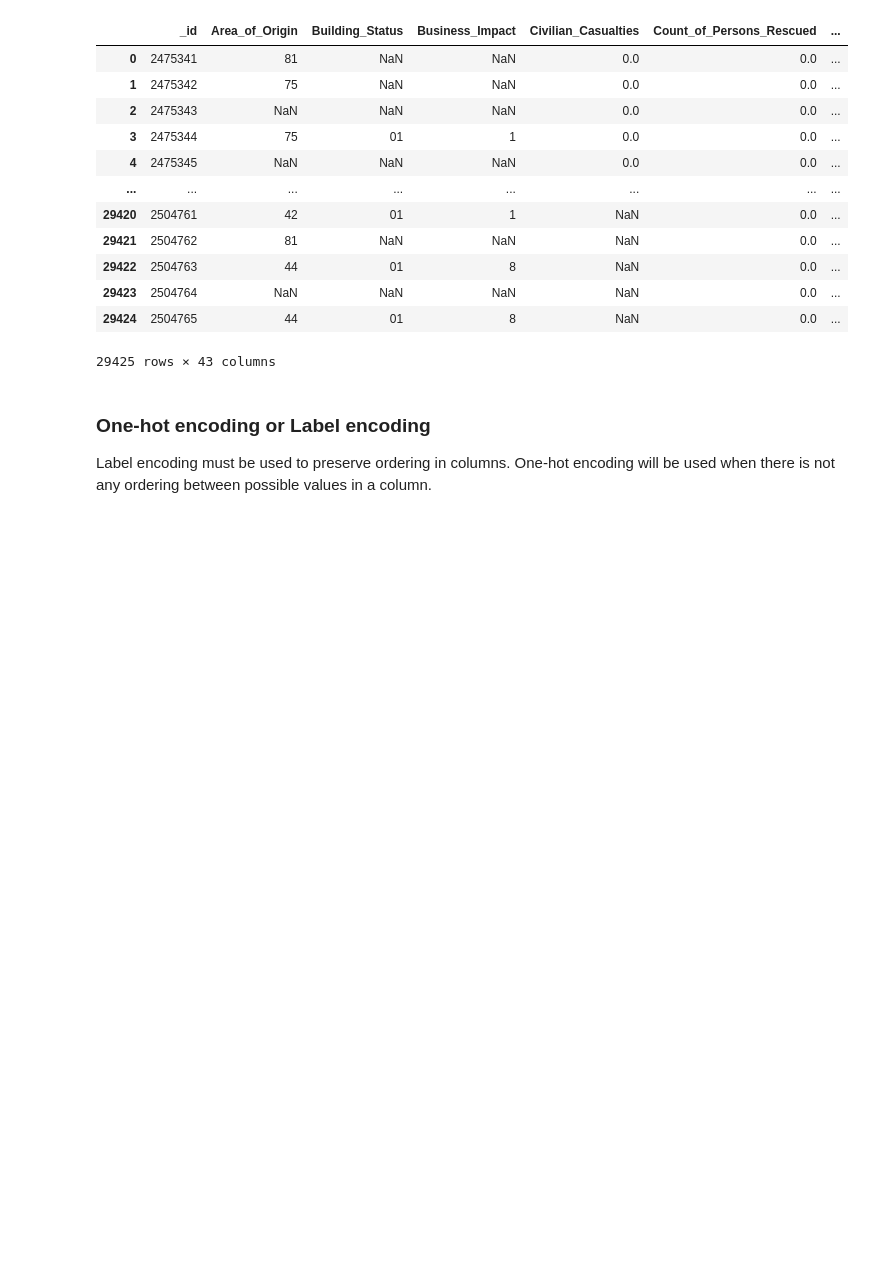
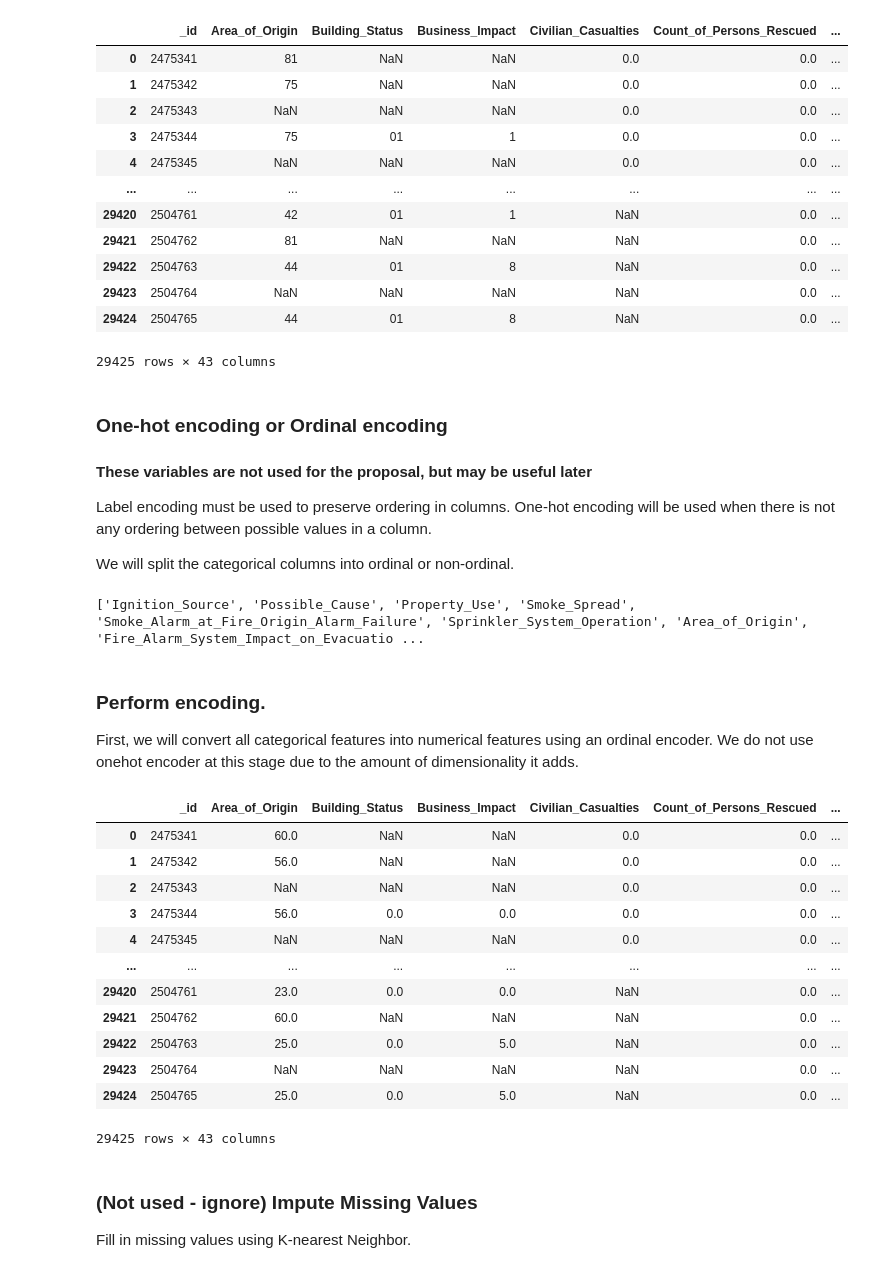
Before and after one commit to mauriliotbs/torontofireincidents, a Jupyter notebook: src/preprocessing/categorical_data_preprocessing.ipynb, the cells around one changed output. Cells and saved outputs as stored; diff of their text form; code cells hidden in the pictures; blank space fills up the shorter version.

```diff
--- a/src/preprocessing/categorical_data_preprocessing.ipynb
+++ b/src/preprocessing/categorical_data_preprocessing.ipynb
@@ -36,10 +24,12 @@ df[categorical_columns]
 Removing non-numeric Characters.
 # %%
 # Remove non-numeric characters
+df_cleansed = df[:]
+
 for col in categorical_columns:
-    df[col] = df[col].replace('[^0-9.]', '', regex=True)
+    df_cleansed[col] = df[col].replace('[^0-9]', '', regex=True)
 
-df
+df_cleansed
 # %% [output]
 |  | _id | Area_of_Origin | Building_Status | Business_Impact | Civilian_Casualties | Count_of_Persons_Rescued | ... |
 | 0 | 2475341 | 81 | NaN | NaN | 0.0 | 0.0 | ... |
@@ -55,7 +45,52 @@ df
 | 29424 | 2504765 | 44 | 01 | 8 | NaN | 0.0 | ... |
 29425 rows × 43 columns
 # %% [markdown]
-### One-hot encoding or Label encoding
+### One-hot encoding or Ordinal encoding
+#### These variables are not used for the proposal, but may be useful later
 
 Label encoding must be used to preserve ordering in columns.
 One-hot encoding will be used when there is not any ordering between possible values in a column.
+
+We will split the categorical columns into ordinal or non-ordinal.
+# %%
+#ordinal_cols = categorical_columns[2,3,20,21]
+ordinal_cols = categorical_columns[2:4] + categorical_columns[20:22]
+one_hotcols = list(set(categorical_columns) - set(ordinal_cols))
+print(one_hotcols)
+#df[categorical_columns]
+# %% [output]
+['Ignition_Source', 'Possible_Cause', 'Property_Use', 'Smoke_Spread', 'Smoke_Alarm_at_Fire_Origin_Alarm_Failure', 'Sprinkler_System_Operation', 'Area_of_Origin', 'Fire_Alarm_System_Impact_on_Evacuatio ...
+# %% [markdown]
+### Perform encoding.
+First, we will convert all categorical features into numerical features using an ordinal encoder.
+We do not use onehot encoder at this stage due to the amount of dimensionality it adds.
+# %%
+import pandas as pd
+from sklearn.preprocessing import OrdinalEncoder, OneHotEncoder
+from sklearn.pipeline import Pipeline
+from sklearn.compose import ColumnTransformer
+# Ordinal encoder
+df_ordinal_encoded = df[:]
+
+ordinal_encoder = OrdinalEncoder()  #instantiate ordinal encoder object, to be used in the next line
+df_encoded = pd.DataFrame(ordinal_encoder.fit_transform(df[categorical_columns].values), columns=categorical_columns)
+df_ordinal_encoded[categorical_columns] = df_encoded
+
+df_ordinal_encoded
+# %% [output]
+|  | _id | Area_of_Origin | Building_Status | Business_Impact | Civilian_Casualties | Count_of_Persons_Rescued | ... |
+| 0 | 2475341 | 60.0 | NaN | NaN | 0.0 | 0.0 | ... |
+| 1 | 2475342 | 56.0 | NaN | NaN | 0.0 | 0.0 | ... |
+| 2 | 2475343 | NaN | NaN | NaN | 0.0 | 0.0 | ... |
+| 3 | 2475344 | 56.0 | 0.0 | 0.0 | 0.0 | 0.0 | ... |
+| 4 | 2475345 | NaN | NaN | NaN | 0.0 | 0.0 | ... |
+| ... | ... | ... | ... | ... | ... | ... | ... |
+| 29420 | 2504761 | 23.0 | 0.0 | 0.0 | NaN | 0.0 | ... |
+| 29421 | 2504762 | 60.0 | NaN | NaN | NaN | 0.0 | ... |
+| 29422 | 2504763 | 25.0 | 0.0 | 5.0 | NaN | 0.0 | ... |
+| 29423 | 2504764 | NaN | NaN | NaN | NaN | 0.0 | ... |
+| 29424 | 2504765 | 25.0 | 0.0 | 5.0 | NaN | 0.0 | ... |
+29425 rows × 43 columns
+# %% [markdown]
+### (Not used - ignore) Impute Missing Values
+Fill in missing values using K-nearest Neighbor.
```
Also changed, not shown: parts of 6 cells of this notebook, 4 other files.
